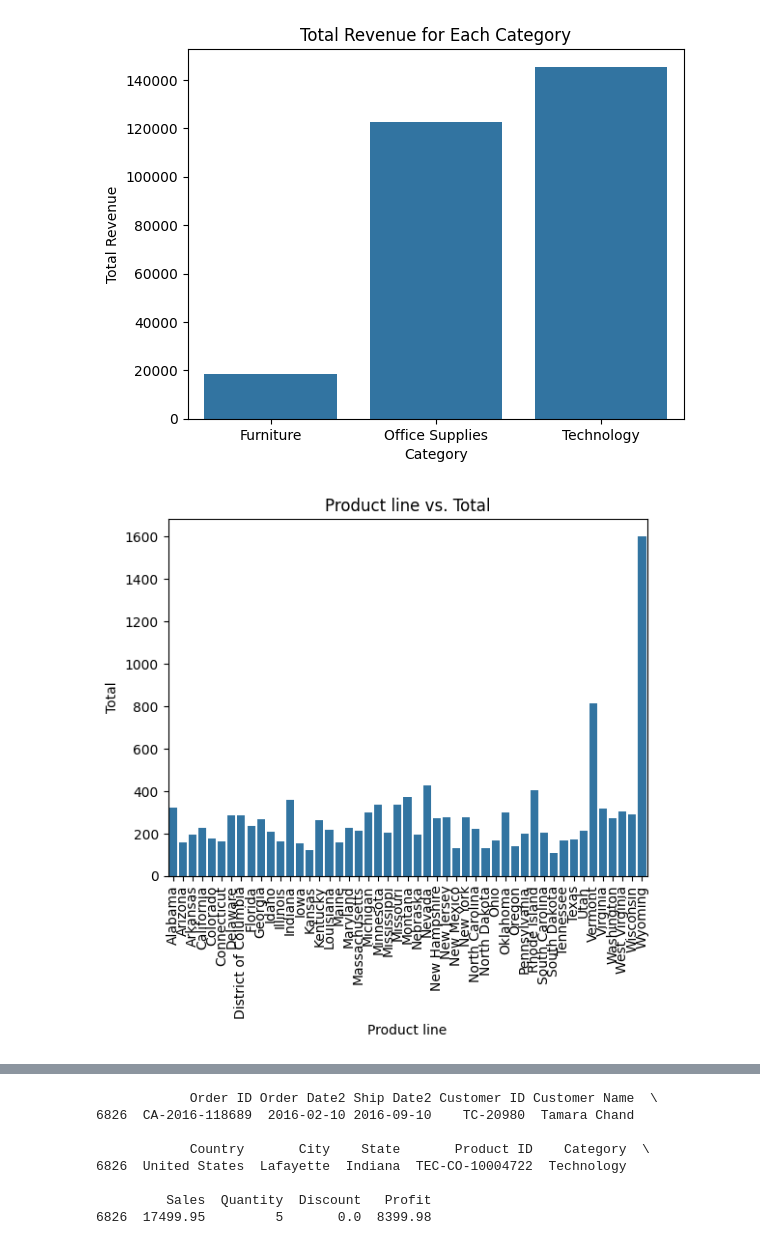
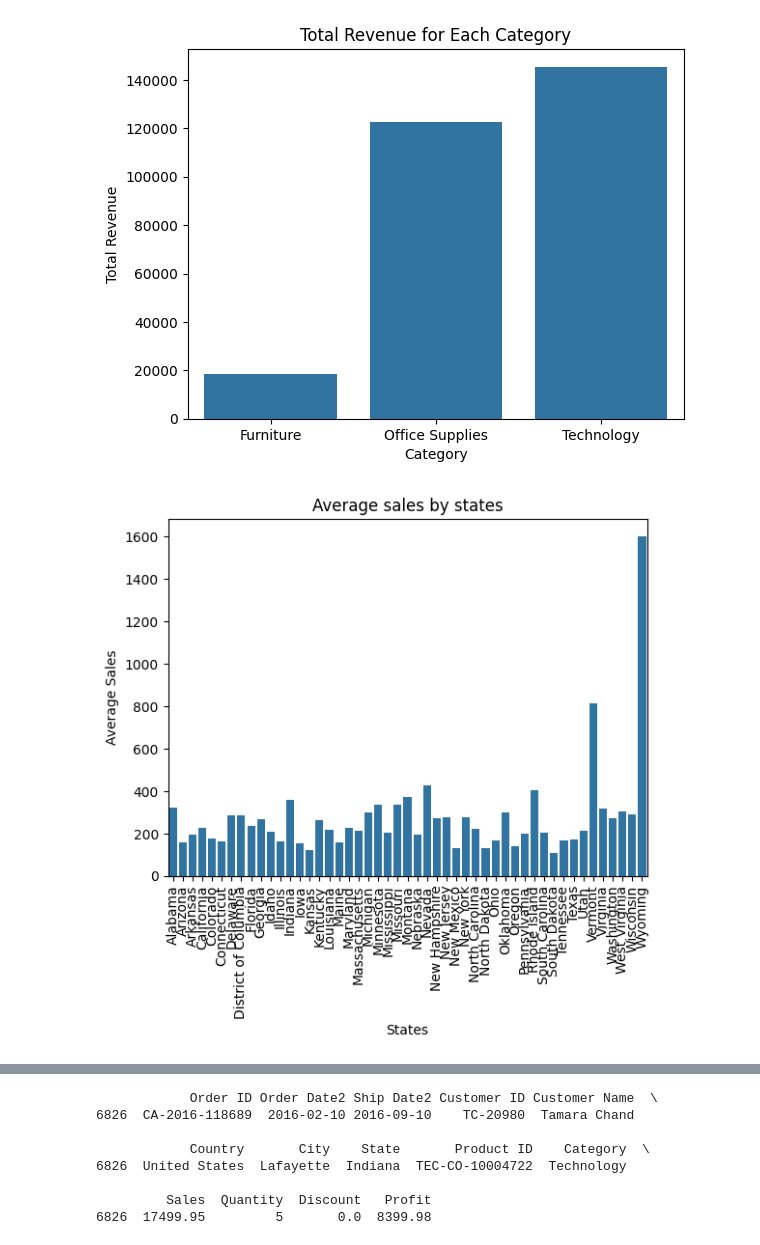
Before and after one commit to tony19415/Data-Analysis-Practice, a Jupyter notebook: SCM Data Analysis.ipynb, the cells around one changed output, grey strips where cells are left out. Cells and saved outputs as stored; diff of their text form; code cells hidden in the pictures.

```diff
--- a/SCM Data Analysis.ipynb
+++ b/SCM Data Analysis.ipynb
@@ -195,22 +195,22 @@ plt.show()
 # %% [output]
 [figure]
 # %%
-# Calculate the total sale for each Product line.
+# Calculate the average sale for each state.
 avg_revenue_by_city = filtered.groupby('State')['Sales'].mean().reset_index()
 
 # Create a bar plot using seaborn
 sns.barplot(data=avg_revenue_by_city, x='State', y='Sales')
 
 # Add labels and title
-plt.xlabel('Product line')
-plt.ylabel('Total')
-plt.title('Product line vs. Total')
+plt.xlabel('States')
+plt.ylabel('Average Sales')
+plt.title('Average sales by states')
 
-# Rotate x-axis labels by 45 degrees
+# Rotate x-axis labels by 90 degrees
 plt.xticks(rotation=90)
 
 # Show the plot
 plt.show()
 # %% [output]
-[figure, old version]
+[figure, new version]
 # %%
```
Also changed, not shown: parts of 2 cells of this notebook, 1 other file.
